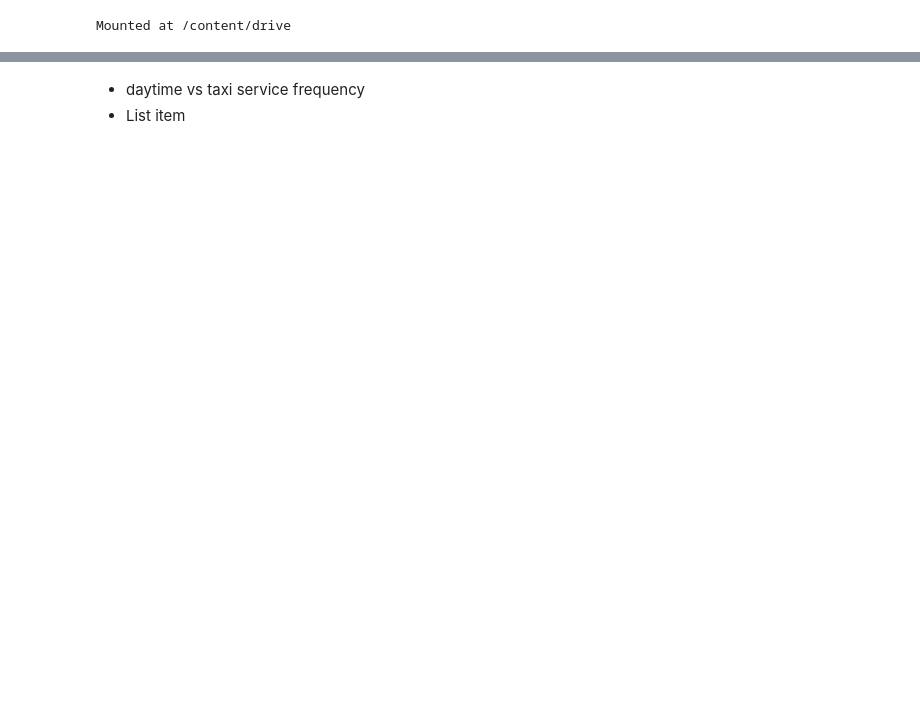
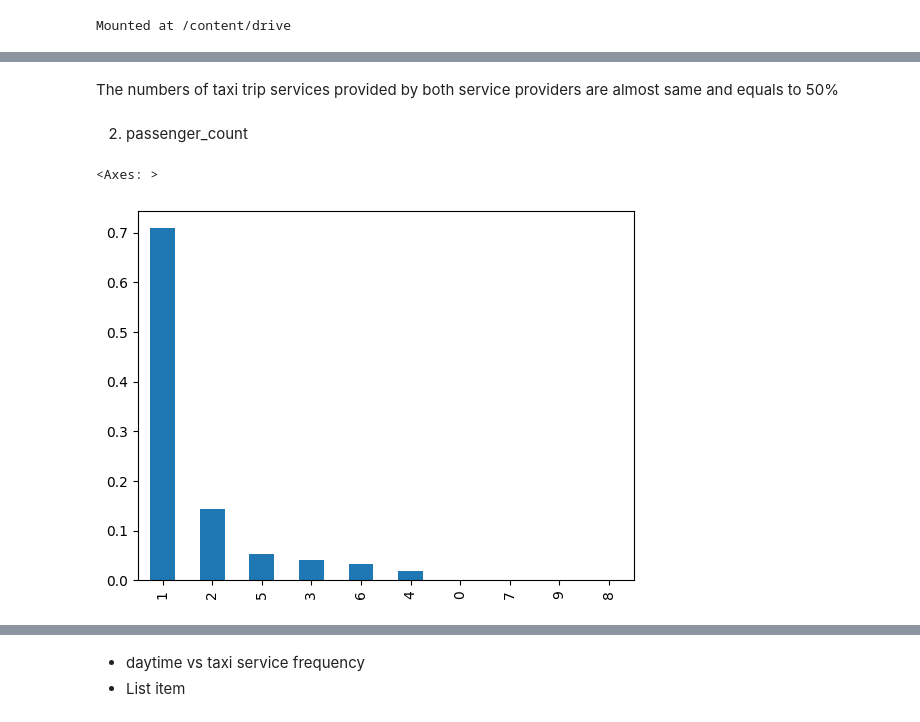
Before and after one commit to mukeshjnv/NYC-Taxi-Trip-Time-Prediction-Regression-ML-problem, a Jupyter notebook: NYC_Taxi_Trip_Time_Predictionipynb.ipynb, the cells around one changed output, grey strips where cells are left out. Saved outputs shown, nothing was run; the diff lists cells and outputs as text; code cells hidden in the pictures; blank space fills up the shorter version.

```diff
--- a/NYC_Taxi_Trip_Time_Predictionipynb.ipynb
+++ b/NYC_Taxi_Trip_Time_Predictionipynb.ipynb
@@ -75,0 +164,9 @@ data.to_csv('data.csv', index=False)
+# %% [markdown]
+The numbers of taxi trip services provided by both service providers are almost same and equals to 50%
+# %% [markdown]
+2. passenger_count
+# %%
+(data['passenger_count'].value_counts()/data.shape[0]).plot(kind='bar')
+# %% [output]
+<Axes: >
+[figure, added]
```
Also changed, not shown: parts of 149 cells of this notebook.
